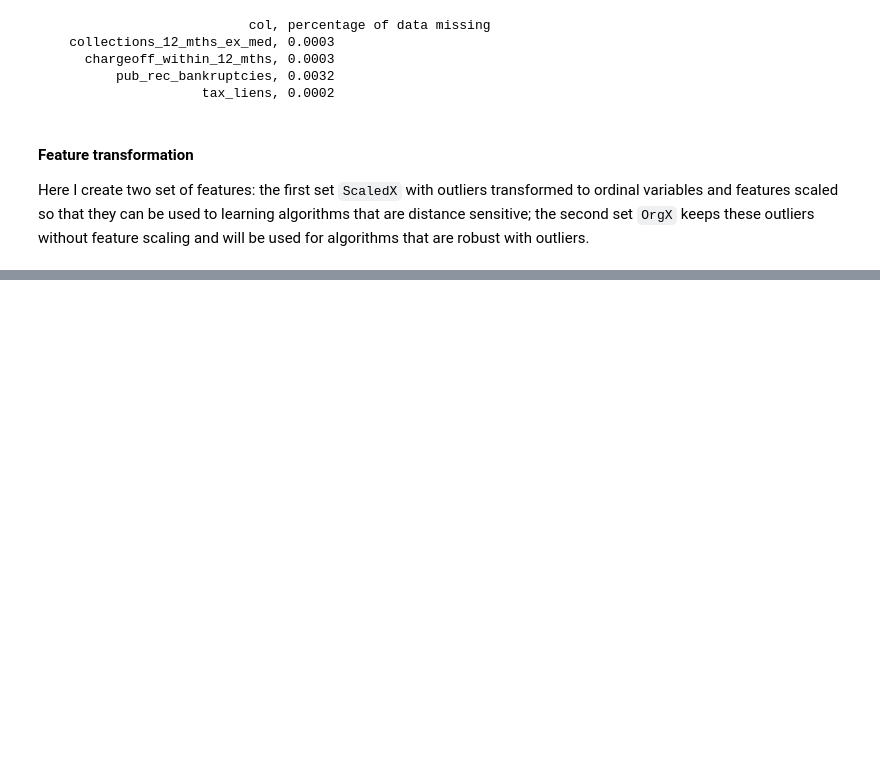
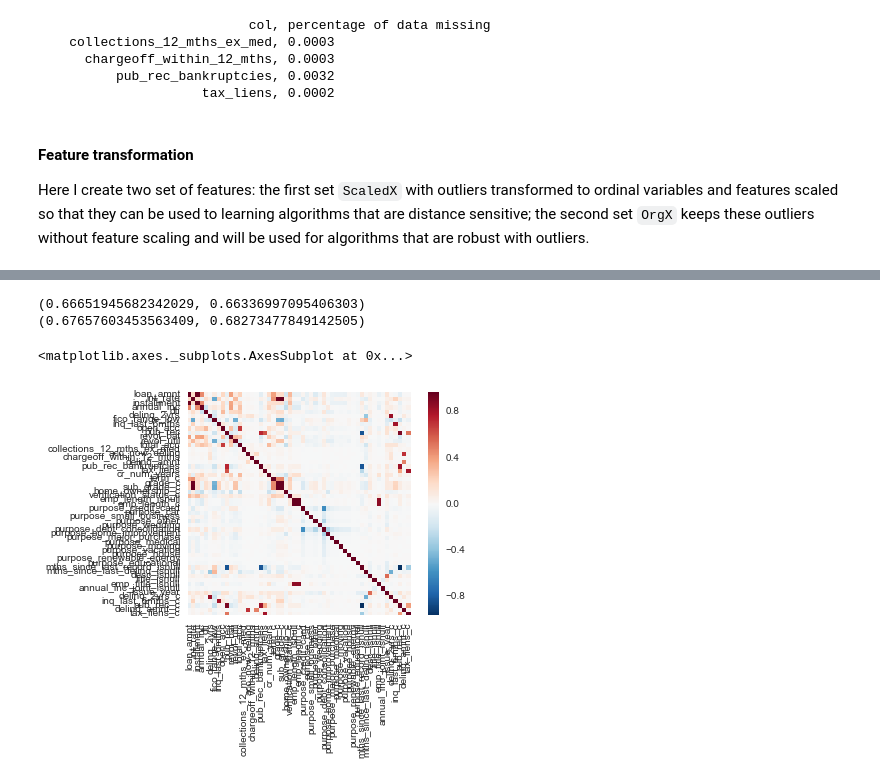
Before and after one commit to azizahmedkhan/udacity-ml-capstone, a Jupyter notebook: capstone_report.ipynb, the cells around one changed output, grey strips where cells are left out. Drawn from its saved outputs; the diff is of its cells as text; code cells hidden in the pictures; blank space fills up the shorter version.

```diff
--- a/capstone_report.ipynb
+++ b/capstone_report.ipynb
@@ -318,13 +362,12 @@ BinaryLoanData.revol_util = BinaryLoanData.revol_util.str.replace('%', '').astyp
 # %%
 # convert earliest_cr_line to number of years of credit history cr_num_years
 from datetime import datetime
-this_year = datetime.today().year
 def get_cr_num_years(x):
-    return this_year - x.year
+    return x.issue_d.year - x.earliest_cr_line.year
 
+BinaryLoanData.issue_d = pd.to_datetime(BinaryLoanData.issue_d)
 BinaryLoanData.earliest_cr_line = pd.to_datetime(BinaryLoanData.earliest_cr_line)
-BinaryLoanData['cr_num_years'] = BinaryLoanData.earliest_cr_line.apply(get_cr_num_years)
-BinaryLoanData.issue_d = pd.to_datetime(BinaryLoanData.issue_d)
+BinaryLoanData['cr_num_years'] = BinaryLoanData.apply(get_cr_num_years, axis=1)
 # %% [output]
 A value is trying to be set on a copy of a slice from a DataFrame.
 Try using .loc[row_indexer,col_indexer] = value instead
@@ -740,0 +843,14 @@ print metrics.confusion_matrix(y_test, clf.predict(X_test))
+# %%
+clf = GaussianNB()
+print get_cv_score(ScaledX, Y, clf, 5, None)
+print get_cv_score(OrgX, Y, clf, 5, None)
+# %% [output]
+(0.66651945682342029, 0.66336997095406303)
+(0.67657603453563409, 0.68273477849142505)
+# %%
+tmpX = ReducedLoanData.drop(['binary_loan_status', 'issue_d'], axis=1)
+# Draw the heatmap using seaborn
+sns.heatmap(tmpX.corr(), vmax=.8, square=True)
+# %% [output]
+<matplotlib.axes._subplots.AxesSubplot at 0x...>
+[figure, added]
```
Also changed, not shown: parts of 34 cells of this notebook.
